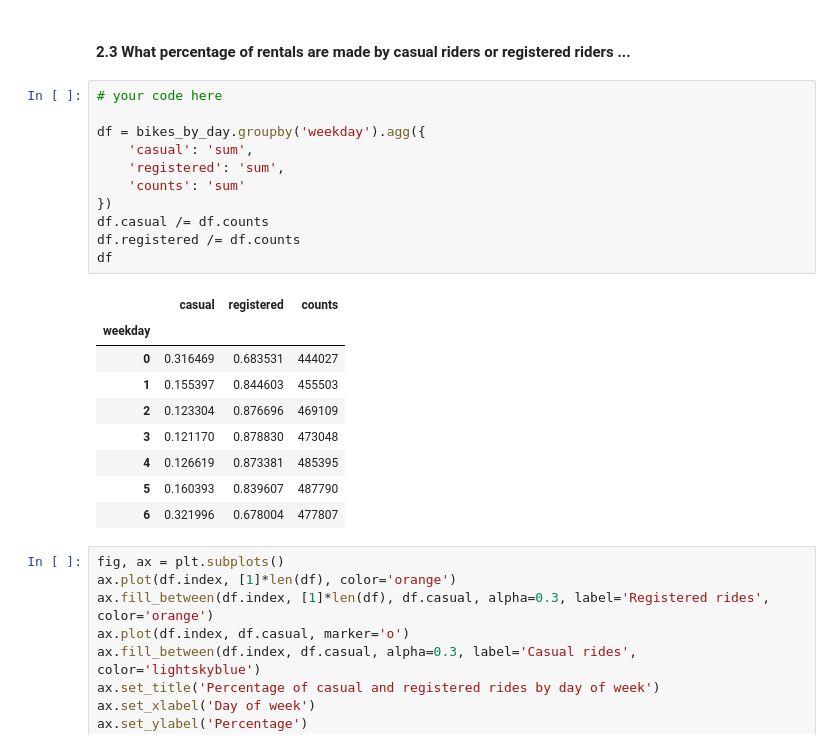
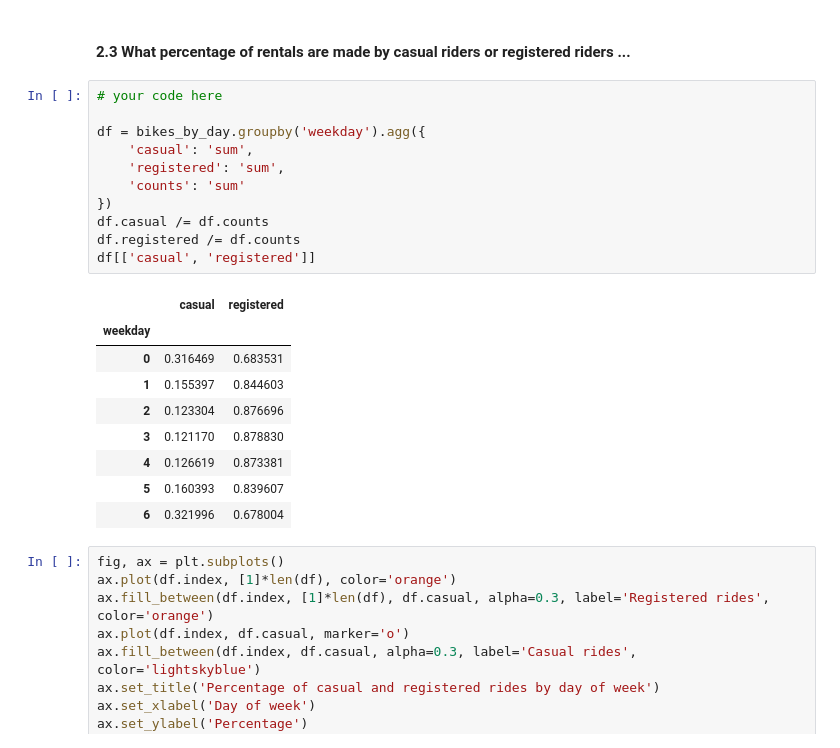
Before and after one commit to lucasresck/foundations-of-data-science, a Jupyter notebook: cs109a_hw3/cs109a_hw3.ipynb, the cells around one changed output. Saved outputs shown, nothing was run; the diff lists cells and outputs as text.

```diff
--- a/cs109a_hw3/cs109a_hw3.ipynb
+++ b/cs109a_hw3/cs109a_hw3.ipynb
@@ -450,24 +451,24 @@ It seems people dislike riding bikes in the winter, for both casual and register
 # %%
 # your code here
 
 df = bikes_by_day.groupby('weekday').agg({
     'casual': 'sum',
     'registered': 'sum',
     'counts': 'sum'
 })
 df.casual /= df.counts
 df.registered /= df.counts
-df
+df[['casual', 'registered']]
 # %% [output]
-|  | casual | registered | counts |
-| weekday |  |  |  |
-| 0 | 0.316469 | 0.683531 | 444027 |
-| 1 | 0.155397 | 0.844603 | 455503 |
-| 2 | 0.123304 | 0.876696 | 469109 |
-| 3 | 0.121170 | 0.878830 | 473048 |
-| 4 | 0.126619 | 0.873381 | 485395 |
-| 5 | 0.160393 | 0.839607 | 487790 |
-| 6 | 0.321996 | 0.678004 | 477807 |
+|  | casual | registered |
+| weekday |  |  |
+| 0 | 0.316469 | 0.683531 |
+| 1 | 0.155397 | 0.844603 |
+| 2 | 0.123304 | 0.876696 |
+| 3 | 0.121170 | 0.878830 |
+| 4 | 0.126619 | 0.873381 |
+| 5 | 0.160393 | 0.839607 |
+| 6 | 0.321996 | 0.678004 |
 # %%
 fig, ax = plt.subplots()
 ax.plot(df.index, [1]*len(df), color='orange')
```
Also changed, not shown: parts of 34 cells of this notebook.
